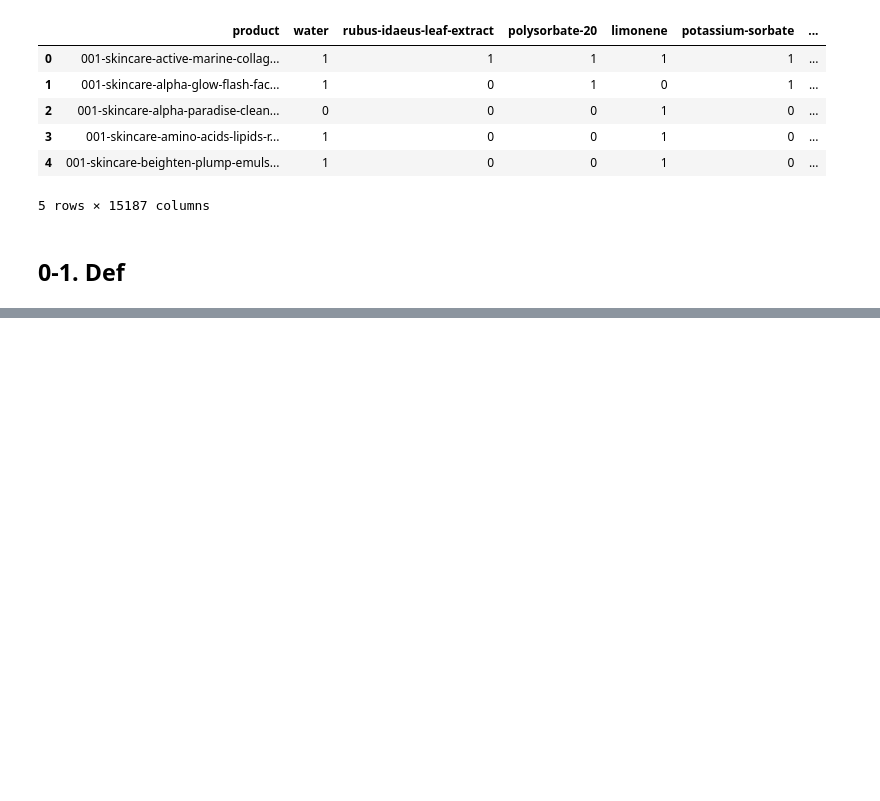
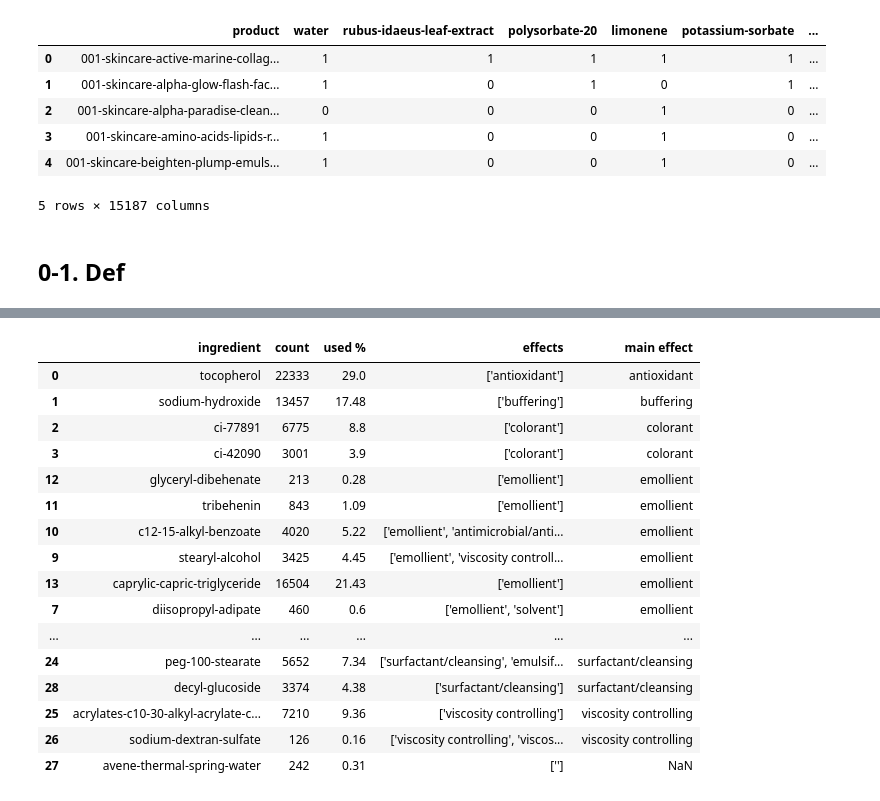
Before and after one commit to zb-dss-offline-1th/ml-repo-02, a Jupyter notebook: Sim_Test_Outline.ipynb, the cells around one changed output, grey strips where cells are left out. Cells and saved outputs as stored; diff of their text form; code cells hidden in the pictures; blank space fills up the shorter version.

```diff
--- a/Sim_Test_Outline.ipynb
+++ b/Sim_Test_Outline.ipynb
@@ -131,0 +431,20 @@ test_type[test_type['product'].str.contains('vitamin-c')]
+# %%
+ing_df(unique2)
+# %% [output]
+|  | ingredient | count | used % | effects | main effect |
+| 0 | tocopherol | 22333 | 29.0 | ['antioxidant'] | antioxidant |
+| 1 | sodium-hydroxide | 13457 | 17.48 | ['buffering'] | buffering |
+| 2 | ci-77891 | 6775 | 8.8 | ['colorant'] | colorant |
+| 3 | ci-42090 | 3001 | 3.9 | ['colorant'] | colorant |
+| 12 | glyceryl-dibehenate | 213 | 0.28 | ['emollient'] | emollient |
+| 11 | tribehenin | 843 | 1.09 | ['emollient'] | emollient |
+| 10 | c12-15-alkyl-benzoate | 4020 | 5.22 | ['emollient', 'antimicrobial/anti... | emollient |
+| 9 | stearyl-alcohol | 3425 | 4.45 | ['emollient', 'viscosity controll... | emollient |
+| 13 | caprylic-capric-triglyceride | 16504 | 21.43 | ['emollient'] | emollient |
+| 7 | diisopropyl-adipate | 460 | 0.6 | ['emollient', 'solvent'] | emollient |
+| ... | ... | ... | ... | ... | ... |
+| 24 | peg-100-stearate | 5652 | 7.34 | ['surfactant/cleansing', 'emulsif... | surfactant/cleansing |
+| 28 | decyl-glucoside | 3374 | 4.38 | ['surfactant/cleansing'] | surfactant/cleansing |
+| 25 | acrylates-c10-30-alkyl-acrylate-c... | 7210 | 9.36 | ['viscosity controlling'] | viscosity controlling |
+| 26 | sodium-dextran-sulfate | 126 | 0.16 | ['viscosity controlling', 'viscos... | viscosity controlling |
+| 27 | avene-thermal-spring-water | 242 | 0.31 | [''] | NaN |
```
Also changed, not shown: parts of 74 cells of this notebook, 3 other files.
